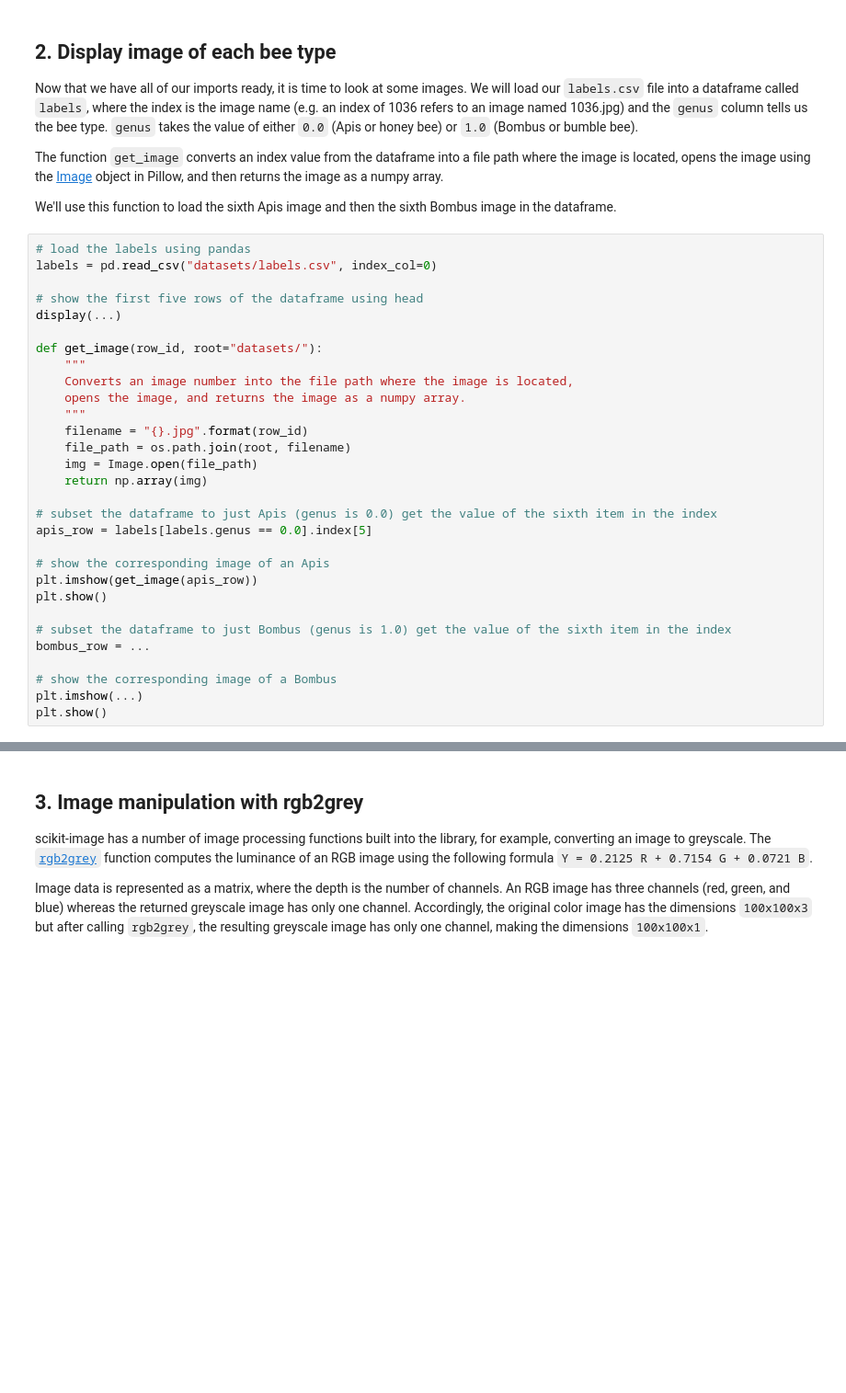
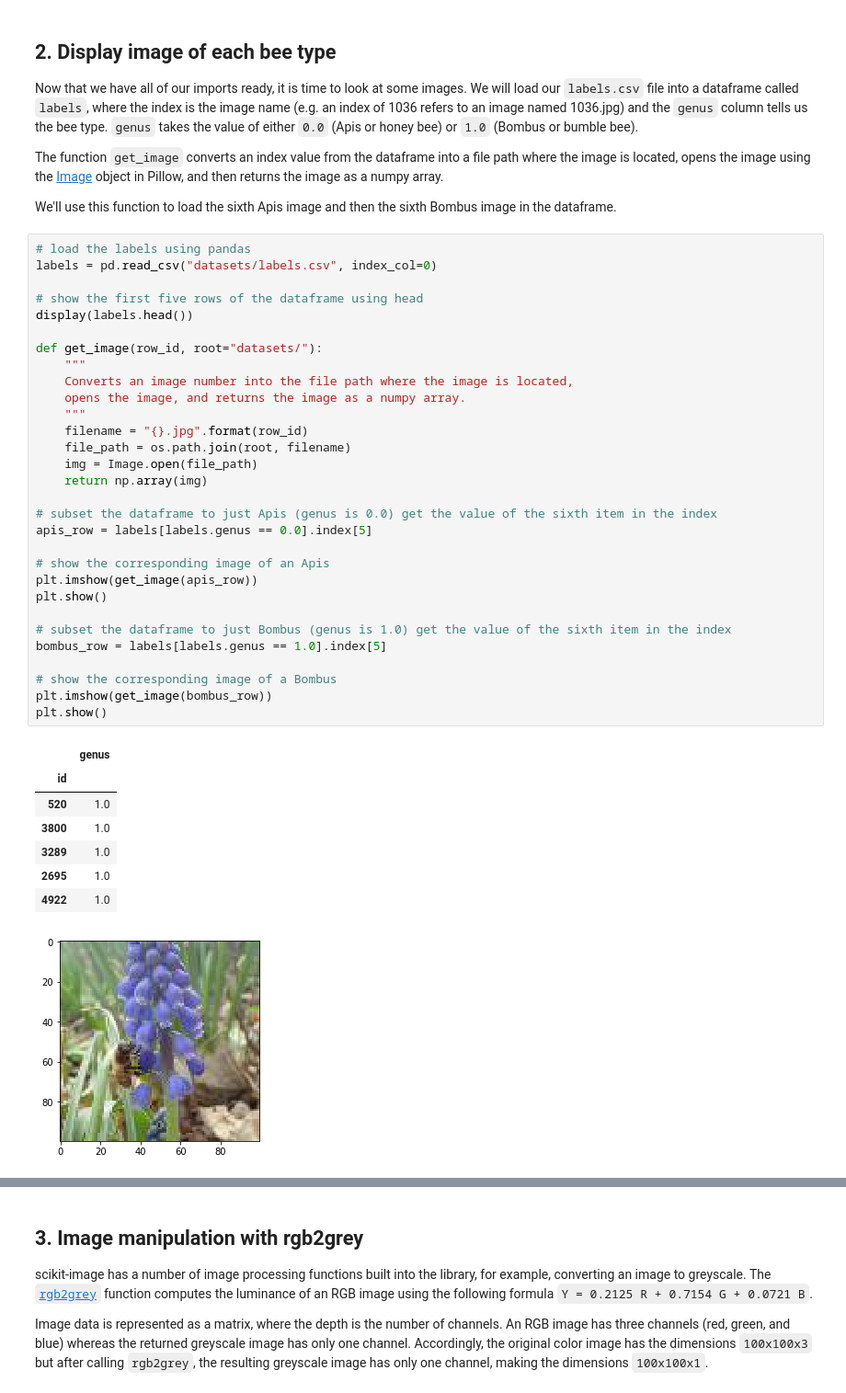
Before and after one commit to ArthurEzenwanne/data-projects, a Jupyter notebook: Naive_Bees_Predict_Species_from_Images/naive_bees_predict.ipynb, the cells around one changed output, grey strips where cells are left out. Shown at 92% size. Saved outputs shown, nothing was run; the diff lists cells and outputs as text; blank space fills up the shorter version.

```diff
--- a/Naive_Bees_Predict_Species_from_Images/naive_bees_predict.ipynb
+++ b/Naive_Bees_Predict_Species_from_Images/naive_bees_predict.ipynb
@@ -44,30 +44,39 @@ from sklearn.metrics import roc_curve, auc, ...
 # %%
 # load the labels using pandas
 labels = pd.read_csv("datasets/labels.csv", index_col=0)
 
 # show the first five rows of the dataframe using head
-display(...)
+display(labels.head())
 
 def get_image(row_id, root="datasets/"):
     """
     Converts an image number into the file path where the image is located,
     opens the image, and returns the image as a numpy array.
     """
     filename = "{}.jpg".format(row_id)
     file_path = os.path.join(root, filename)
     img = Image.open(file_path)
     return np.array(img)
 
 # subset the dataframe to just Apis (genus is 0.0) get the value of the sixth item in the index
 apis_row = labels[labels.genus == 0.0].index[5]
 
 # show the corresponding image of an Apis
 plt.imshow(get_image(apis_row))
 plt.show()
 
 # subset the dataframe to just Bombus (genus is 1.0) get the value of the sixth item in the index
-bombus_row = ...
+bombus_row = labels[labels.genus == 1.0].index[5]
 
 # show the corresponding image of a Bombus
-plt.imshow(...)
+plt.imshow(get_image(bombus_row))
 plt.show()
+# %% [output]
+|  | genus |
+| id |  |
+| 520 | 1.0 |
+| 3800 | 1.0 |
+| 3289 | 1.0 |
+| 2695 | 1.0 |
+| 4922 | 1.0 |
+[figure, added]
```
Also changed, not shown: parts of 6 cells of this notebook.
